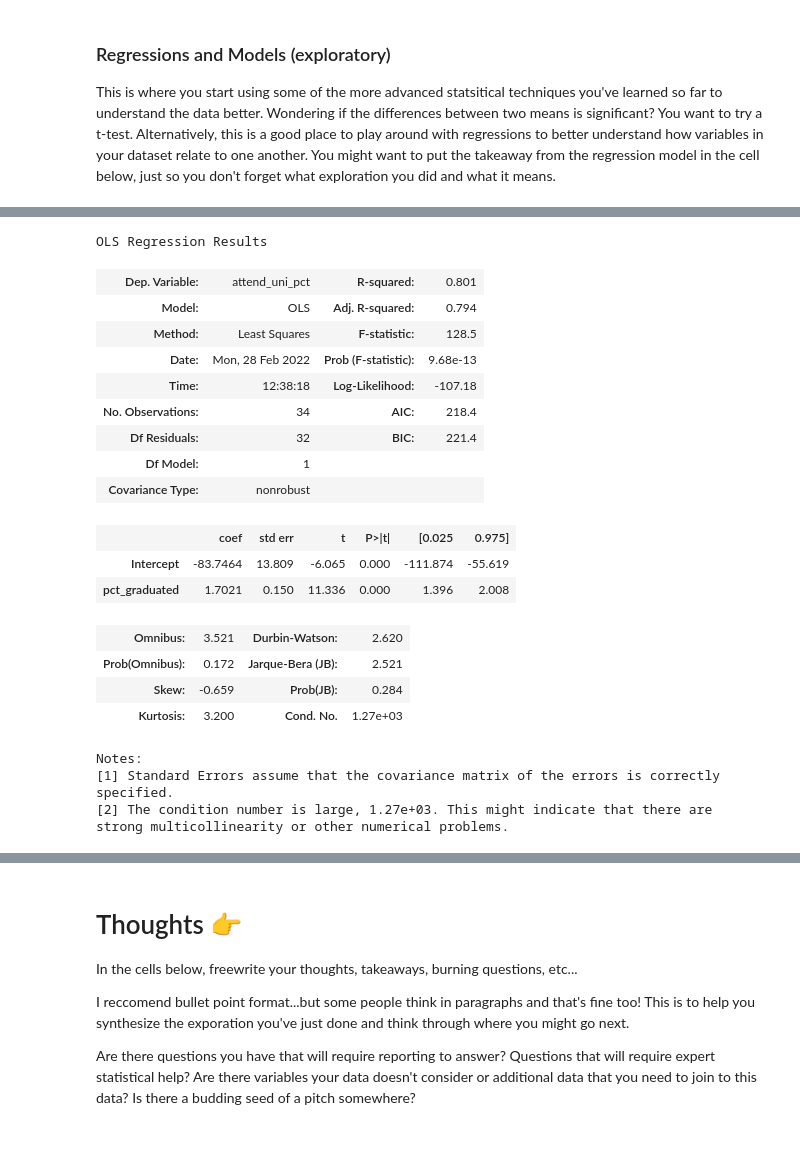
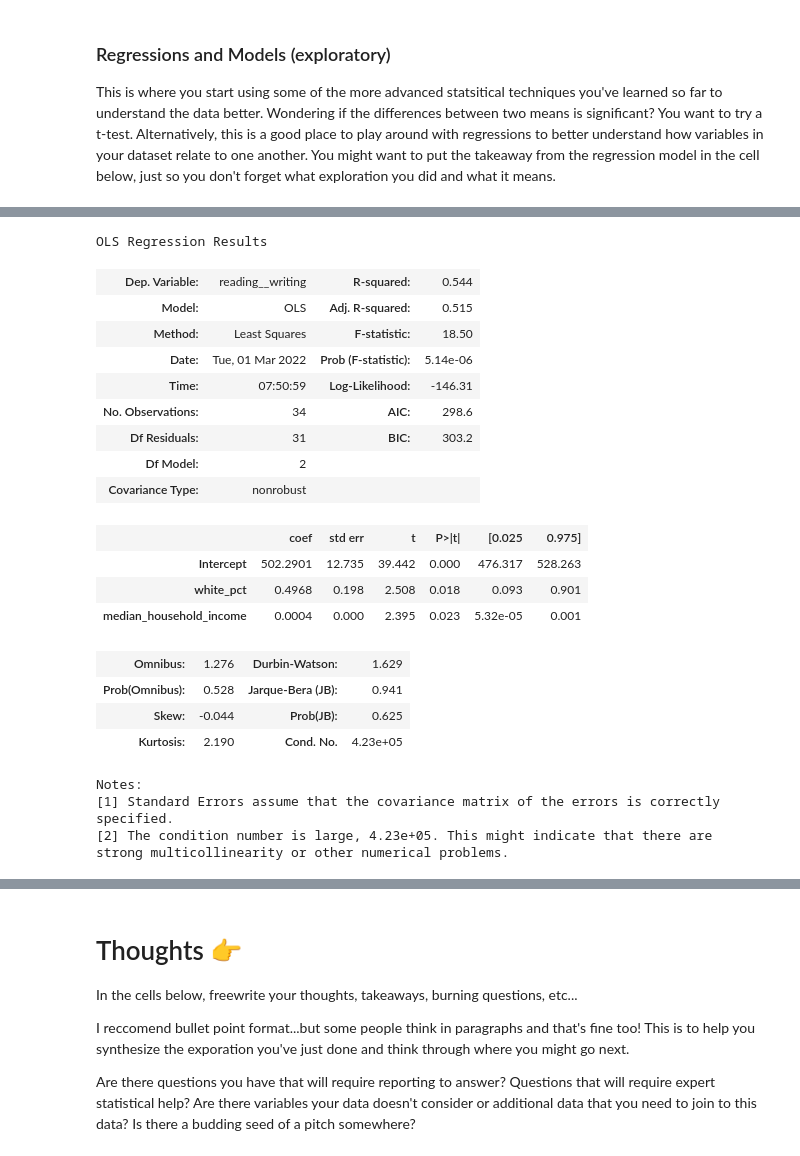
Before and after one commit to code4journalism/regressions-pre-pitch-semerriam, a Jupyter notebook: Merriam-regressions-eda-scratchpad.ipynb, the cells around one changed output, grey strips where cells are left out. Saved outputs shown, nothing was run; the diff lists cells and outputs as text; code cells hidden in the pictures.

```diff
--- a/Merriam-regressions-eda-scratchpad.ipynb
+++ b/Merriam-regressions-eda-scratchpad.ipynb
@@ -511,28 +844,30 @@ Notes:
 # %%
+# Median Household Income + Percentage of White Students --> Statewide Reading/Writing scores?
 import statsmodels.formula.api as smf
 
-model = smf.ols("attend_uni_pct ~ pct_graduated", data=df_subset)
+model = smf.ols("reading__writing ~ white_pct + median_household_income", data=df_subset)
 results = model.fit()
 results.summary()
 # %% [output]
 OLS Regression Results
-| Dep. Variable: | attend_uni_pct | R-squared: | 0.801 |
-| Model: | OLS | Adj. R-squared: | 0.794 |
-| Method: | Least Squares | F-statistic: | 128.5 |
-| Date: | Mon, 28 Feb 2022 | Prob (F-statistic): | 9.68e-13 |
-| Time: | 12:38:18 | Log-Likelihood: | -107.18 |
-| No. Observations: | 34 | AIC: | 218.4 |
-| Df Residuals: | 32 | BIC: | 221.4 |
-| Df Model: | 1 |  |  |
+| Dep. Variable: | reading__writing | R-squared: | 0.544 |
+| Model: | OLS | Adj. R-squared: | 0.515 |
+| Method: | Least Squares | F-statistic: | 18.50 |
+| Date: | Tue, 01 Mar 2022 | Prob (F-statistic): | 5.14e-06 |
+| Time: | 07:50:59 | Log-Likelihood: | -146.31 |
+| No. Observations: | 34 | AIC: | 298.6 |
+| Df Residuals: | 31 | BIC: | 303.2 |
+| Df Model: | 2 |  |  |
 | Covariance Type: | nonrobust |  |  |
 |  | coef | std err | t | P>|t| | [0.025 | 0.975] |
-| Intercept | -83.7464 | 13.809 | -6.065 | 0.000 | -111.874 | -55.619 |
-| pct_graduated | 1.7021 | 0.150 | 11.336 | 0.000 | 1.396 | 2.008 |
+| Intercept | 502.2901 | 12.735 | 39.442 | 0.000 | 476.317 | 528.263 |
+| white_pct | 0.4968 | 0.198 | 2.508 | 0.018 | 0.093 | 0.901 |
+| median_household_income | 0.0004 | 0.000 | 2.395 | 0.023 | 5.32e-05 | 0.001 |
-| Omnibus: | 3.521 | Durbin-Watson: | 2.620 |
-| Prob(Omnibus): | 0.172 | Jarque-Bera (JB): | 2.521 |
-| Skew: | -0.659 | Prob(JB): | 0.284 |
-| Kurtosis: | 3.200 | Cond. No. | 1.27e+03 |
+| Omnibus: | 1.276 | Durbin-Watson: | 1.629 |
+| Prob(Omnibus): | 0.528 | Jarque-Bera (JB): | 0.941 |
+| Skew: | -0.044 | Prob(JB): | 0.625 |
+| Kurtosis: | 2.190 | Cond. No. | 4.23e+05 |
 Notes:
 [1] Standard Errors assume that the covariance matrix of the errors is correctly specified.
-[2] The condition number is large, 1.27e+03. This might indicate that there are
+[2] The condition number is large, 4.23e+05. This might indicate that there are
 strong multicollinearity or other numerical problems.
```
Also changed, not shown: parts of 54 cells of this notebook, 1 other file.
